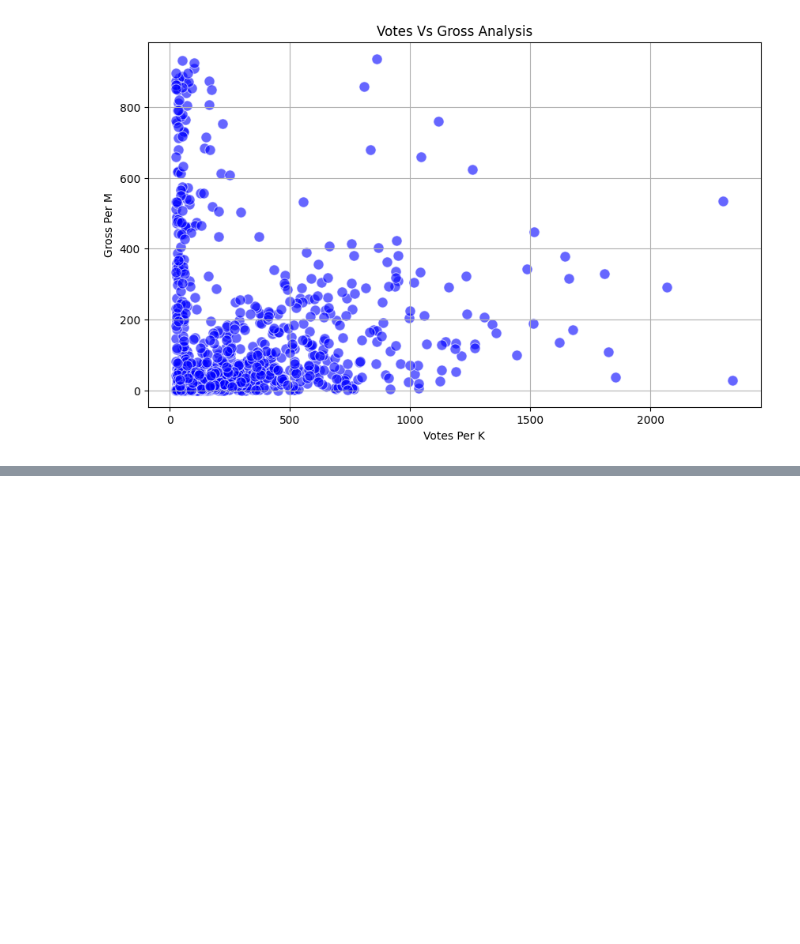
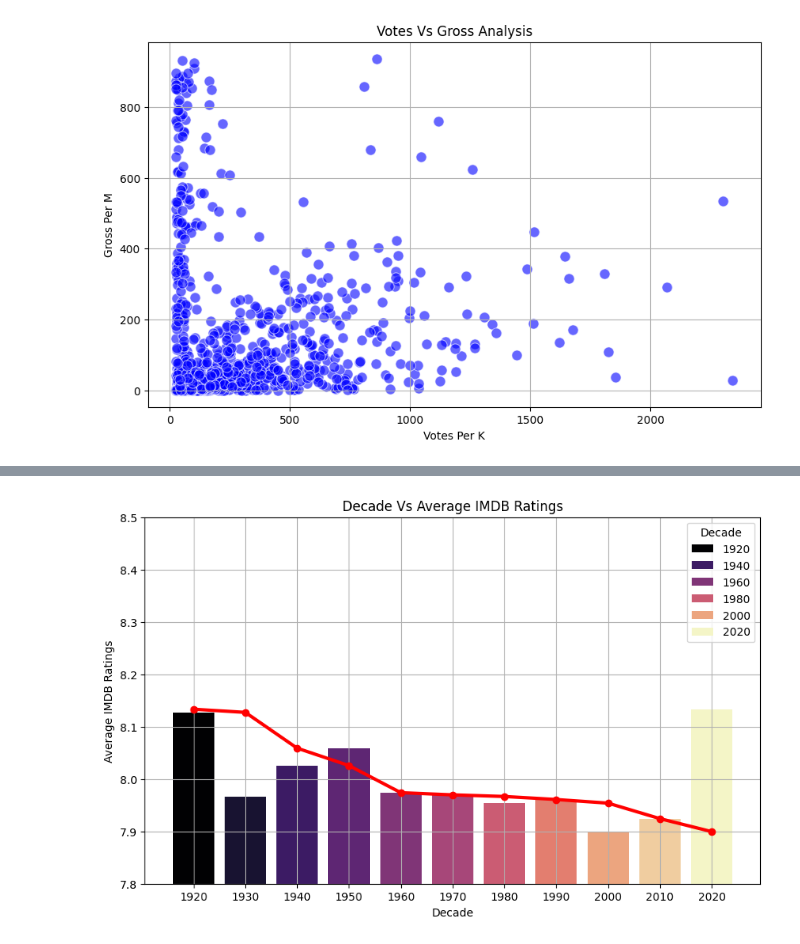
Before and after one commit to UtkarshShukla706/Cinemetrics, a Jupyter notebook: notebooks/visualization.ipynb, the cells around one changed output, grey strips where cells are left out. Cells and saved outputs as stored; diff of their text form; code cells hidden in the pictures; blank space fills up the shorter version.

```diff
--- a/notebooks/visualization.ipynb
+++ b/notebooks/visualization.ipynb
@@ -256,0 +304,13 @@ plt.show()
+# %%
+plt.figure(figsize=(10,6))
+imdb_dec=df.groupby('Decade')['IMDB'].mean().sort_values(ascending=False)
+sns.barplot(x=imdb_dec.index,y=imdb_dec.values,hue=imdb_dec.index,palette='magma')
+plt.plot(range(len(imdb_dec)),imdb_dec.values,color='red',linewidth=3,marker='o')
+plt.xlabel('Decade')
+plt.ylabel('Average IMDB Ratings')
+plt.title('Decade Vs Average IMDB Ratings')
+plt.ylim(7.8,8.5)
+plt.grid()
+plt.show()
+# %% [output]
+[figure, added]
```
Also changed, not shown: parts of 14 cells of this notebook.
